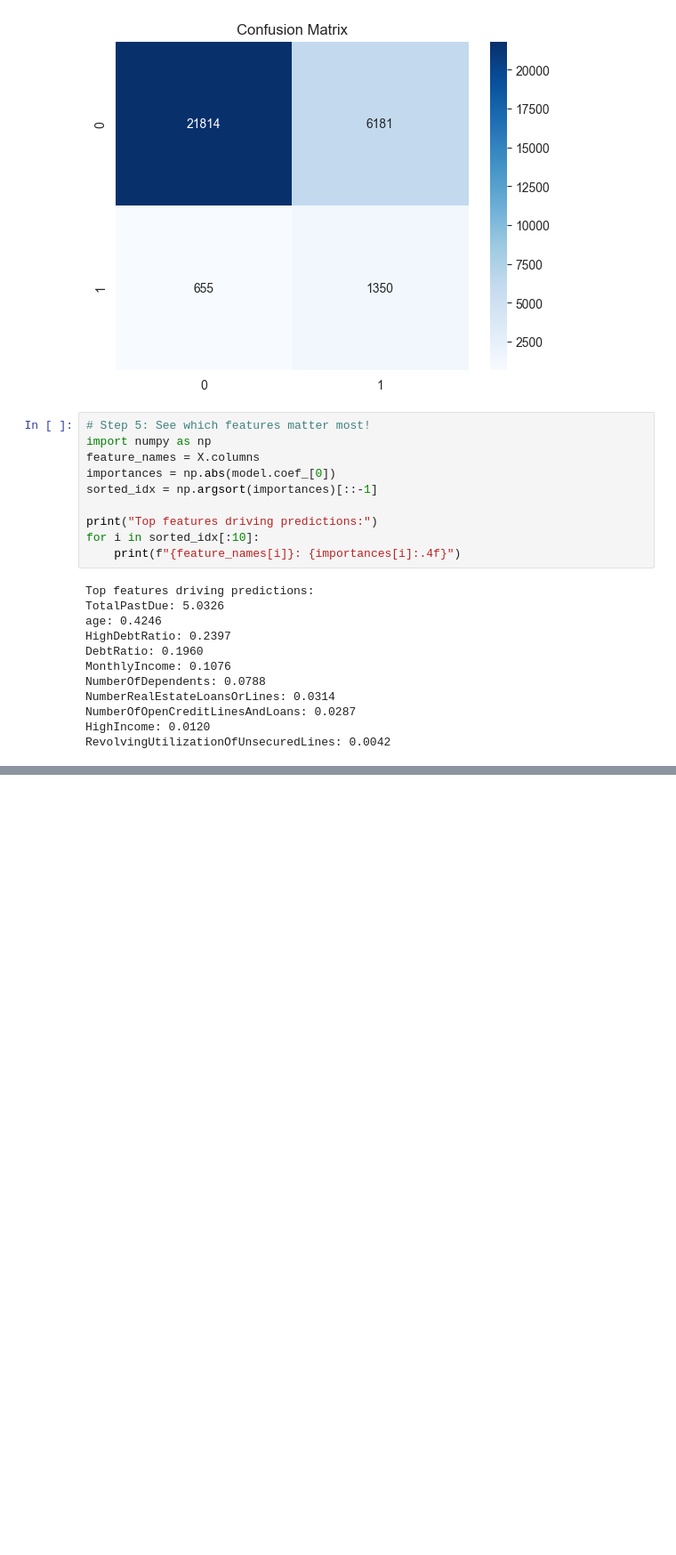
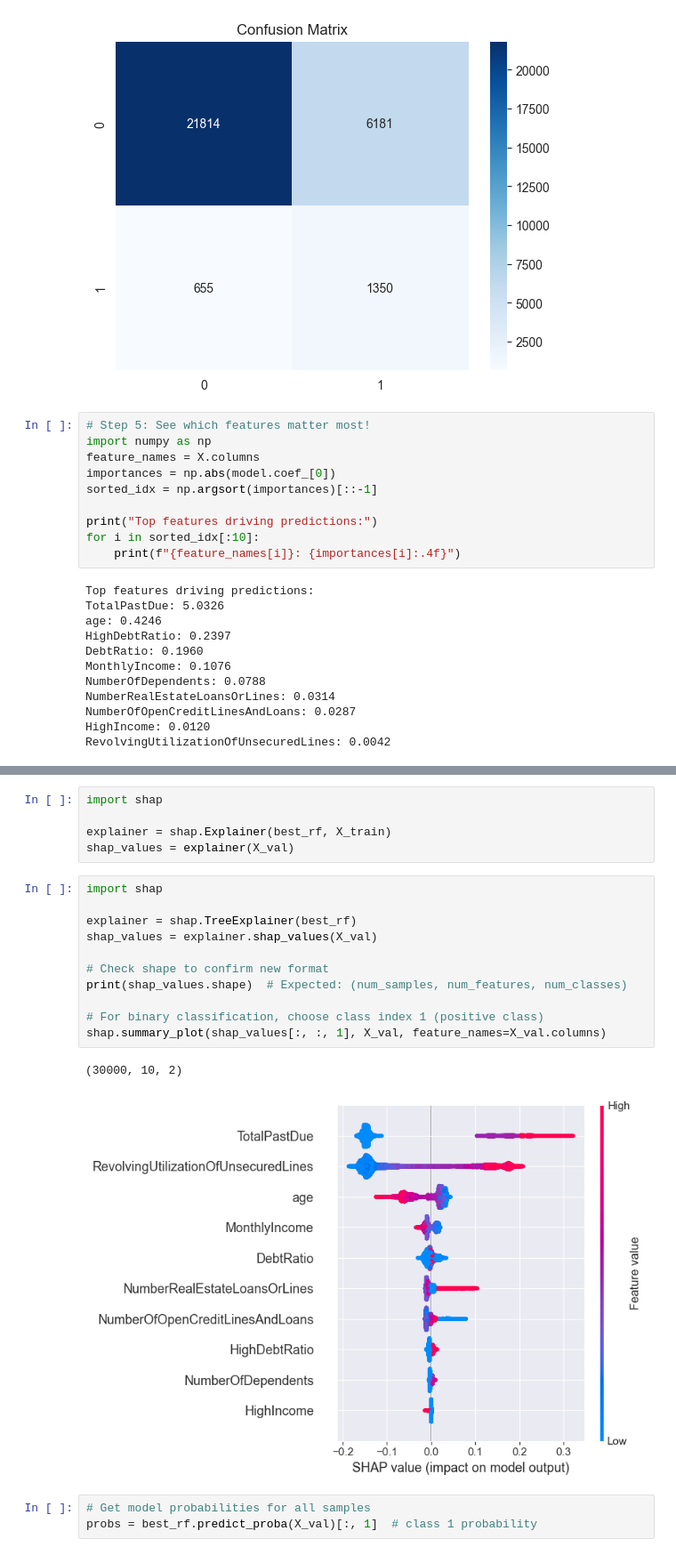
Before and after one commit to fenil264/loan-default-prediction, a Jupyter notebook: notebooks/02_modeling.ipynb, the cells around one changed output, grey strips where cells are left out. Shown: that part at 89% size. Cells and saved outputs as stored; diff of their text form; blank space fills up the shorter version.

```diff
--- a/notebooks/02_modeling.ipynb
+++ b/notebooks/02_modeling.ipynb
@@ -158,0 +287,22 @@ RevolvingUtilizationOfUnsecuredLines: 0.0042
+# %%
+import shap
+
+explainer = shap.Explainer(best_rf, X_train)
+shap_values = explainer(X_val)
+# %%
+import shap
+
+explainer = shap.TreeExplainer(best_rf)
+shap_values = explainer.shap_values(X_val)
+
+# Check shape to confirm new format
+print(shap_values.shape)  # Expected: (num_samples, num_features, num_classes)
+
+# For binary classification, choose class index 1 (positive class)
+shap.summary_plot(shap_values[:, :, 1], X_val, feature_names=X_val.columns)
+# %% [output]
+(30000, 10, 2)
+[figure, added]
+# %%
+# Get model probabilities for all samples
+probs = best_rf.predict_proba(X_val)[:, 1]  # class 1 probability
```
Also changed, not shown: parts of 6 cells of this notebook, 2 other files.
